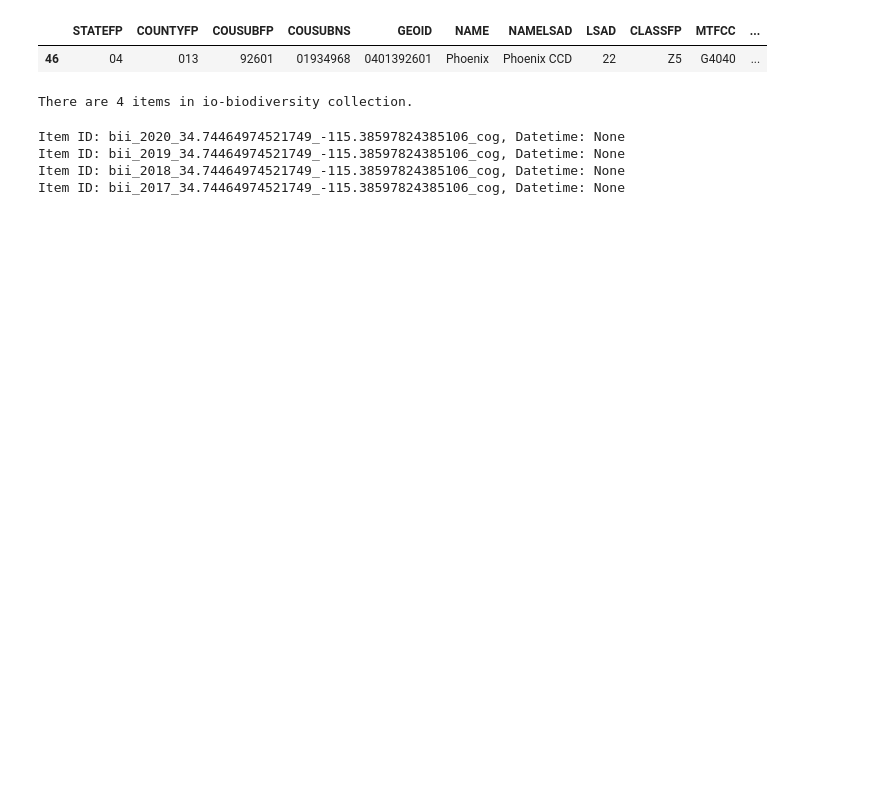
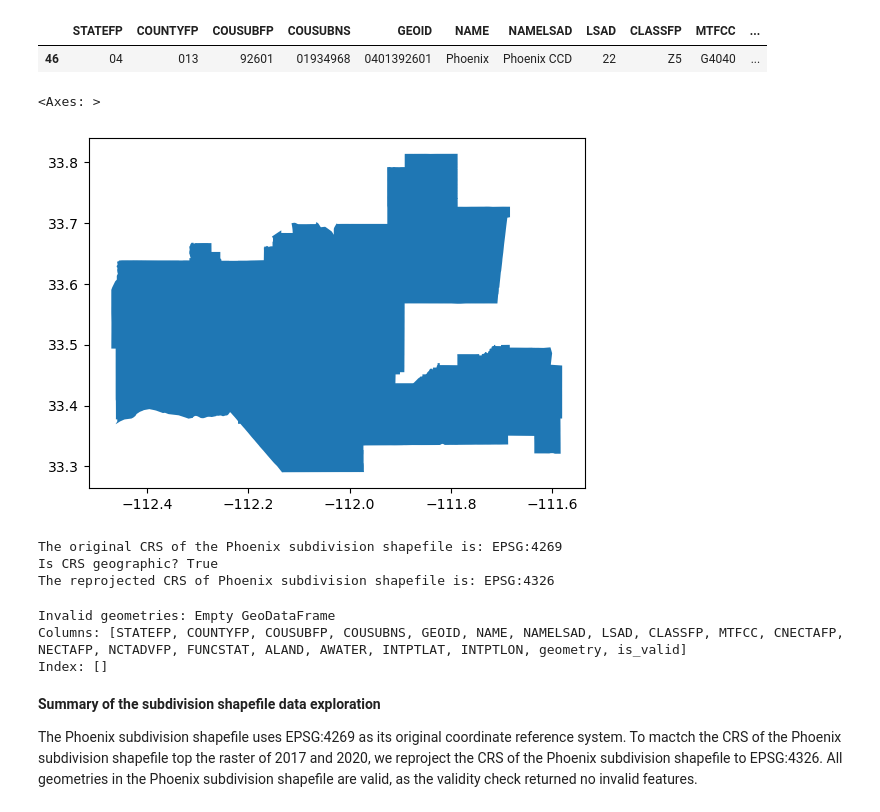
Before and after one commit to aakriti-poudel-chhetri/biodiversity-intactness-index-phoenix, a Jupyter notebook: bii-phoenix.ipynb, the cells around one changed output. Saved outputs shown, nothing was run; the diff lists cells and outputs as text; code cells hidden in the pictures; blank space fills up the shorter version.

Commit message:
Explore data and summarize

```diff
--- a/bii-phoenix.ipynb
+++ b/bii-phoenix.ipynb
@@ -93,15 +168,30 @@ search = catalog.search(
-# %%
-# Retrieve items
-items = search.item_collection()
-print(f"There are {len(items)} items in io-biodiversity collection.")
-# %% [output]
-There are 4 items in io-biodiversity collection.
-# %%
-#Check items
-for item in items:
-    print(f"Item ID: {item.id}, Datetime: {item.datetime}")
-# %% [output]
-Item ID: bii_2020_34.74464974521749_-115.38597824385106_cog, Datetime: None
-Item ID: bii_2019_34.74464974521749_-115.38597824385106_cog, Datetime: None
-Item ID: bii_2018_34.74464974521749_-115.38597824385106_cog, Datetime: None
-Item ID: bii_2017_34.74464974521749_-115.38597824385106_cog, Datetime: None
+# %%
+# Plot the Phoenix subdivision shapefile
+phoenix.plot()
+# %% [output]
+<Axes: >
+[figure, added]
+# %%
+# Check the CRS of the subdivision shapefile
+print(f"The original CRS of the Phoenix subdivision shapefile is: {phoenix.crs}")
+print("Is CRS geographic?", phoenix.crs.is_geographic)
+
+# Reproject the Phoenix CRS to match the CRS of BII 2017 and 2020 rasters (EPSG:4326)
+phoenix_rpj = phoenix.to_crs('EPSG:4326')
+print(f"The reprojected CRS of Phoenix subdivision shapefile is: {phoenix_rpj.crs}")
+# %% [output]
+The original CRS of the Phoenix subdivision shapefile is: EPSG:4269
+Is CRS geographic? True
+The reprojected CRS of Phoenix subdivision shapefile is: EPSG:4326
+# %%
+# Check geometry validity
+phoenix["is_valid"] = phoenix.geometry.is_valid
+print("Invalid geometries:", phoenix[~phoenix.is_valid])
+# %% [output]
+Invalid geometries: Empty GeoDataFrame
+Columns: [STATEFP, COUNTYFP, COUSUBFP, COUSUBNS, GEOID, NAME, NAMELSAD, LSAD, CLASSFP, MTFCC, CNECTAFP, NECTAFP, NCTADVFP, FUNCSTAT, ALAND, AWATER, INTPTLAT, INTPTLON, geometry, is_valid]
+Index: []
+# %% [markdown]
+**Summary of the subdivision shapefile data exploration**
+
+The Phoenix subdivision shapefile uses EPSG:4269 as its original coordinate reference system. To mactch the CRS of the Phoenix subdivision shapefile top the raster of 2017 and 2020, we reproject the CRS of the Phoenix subdivision shapefile to EPSG:4326. All geometries in the Phoenix subdivision shapefile are valid, as the validity check returned no invalid features.
```
Also changed, not shown: parts of 18 cells of this notebook.
